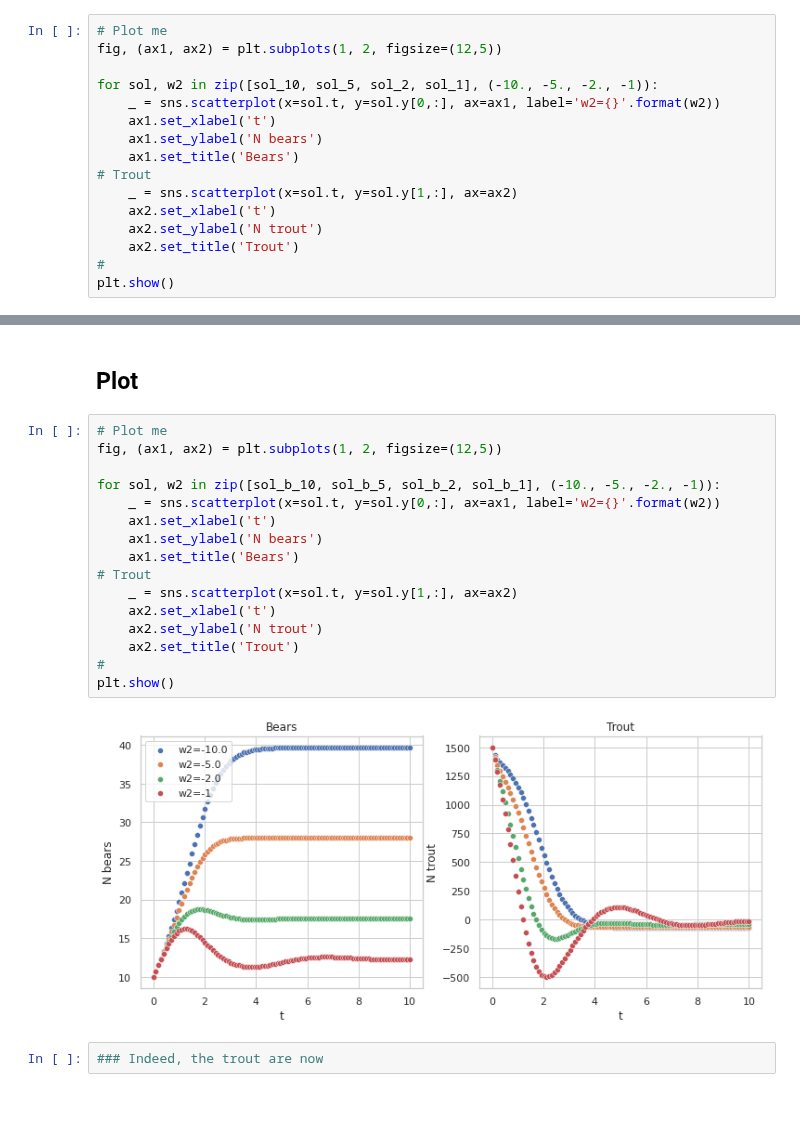
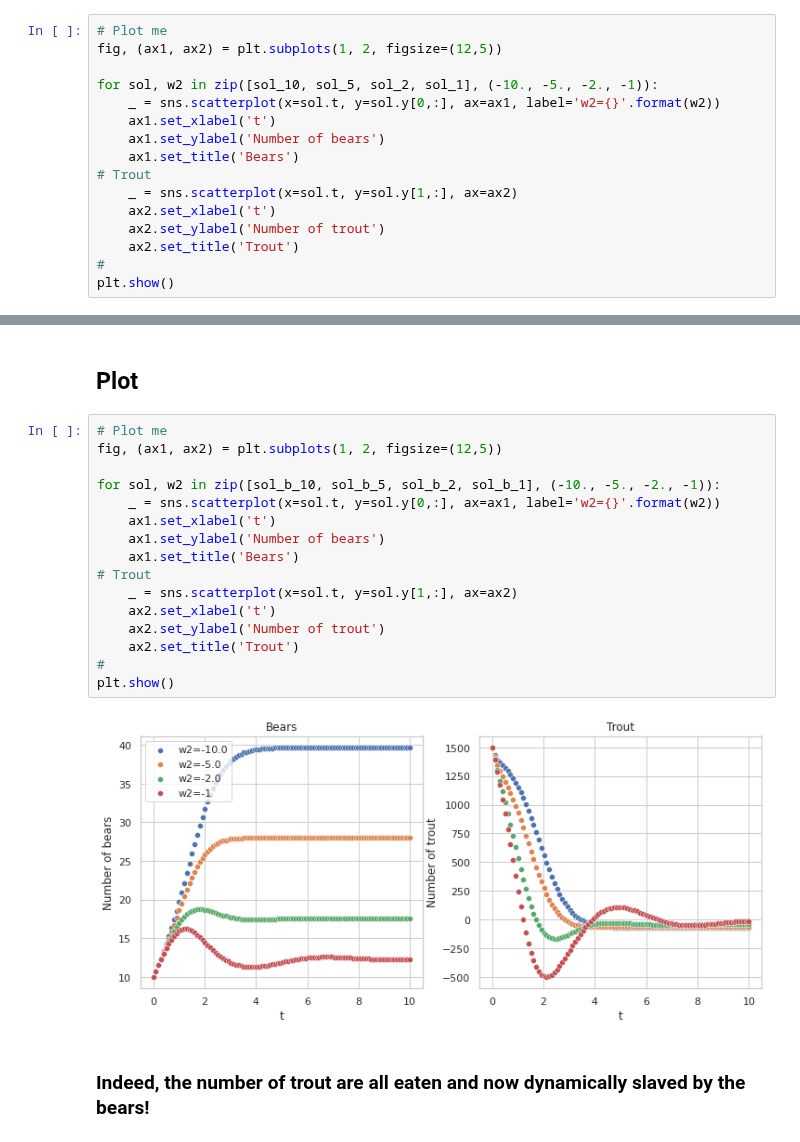
Before and after one commit to profxj/ocea200, a Jupyter notebook: SIO-216A/hw/homework3_bears.ipynb, the cells around one changed output, grey strips where cells are left out. Cells and saved outputs as stored; diff of their text form; blank space fills up the shorter version.

```diff
--- a/SIO-216A/hw/homework3_bears.ipynb
+++ b/SIO-216A/hw/homework3_bears.ipynb
@@ -97,12 +97,12 @@ fig, (ax1, ax2) = plt.subplots(1, 2, figsize=(12,5))
 for sol, w2 in zip([sol_10, sol_5, sol_2, sol_1], (-10., -5., -2., -1)):
     _ = sns.scatterplot(x=sol.t, y=sol.y[0,:], ax=ax1, label='w2={}'.format(w2))
     ax1.set_xlabel('t')
-    ax1.set_ylabel('N bears')
+    ax1.set_ylabel('Number of bears')
     ax1.set_title('Bears')
 # Trout
     _ = sns.scatterplot(x=sol.t, y=sol.y[1,:], ax=ax2)
     ax2.set_xlabel('t')
-    ax2.set_ylabel('N trout')
+    ax2.set_ylabel('Number of trout')
     ax2.set_title('Trout')
 #
 plt.show()
@@ -124,20 +124,20 @@ sol_b_1 = doit(-1., w1=w1)
 # %%
 # Plot me
 fig, (ax1, ax2) = plt.subplots(1, 2, figsize=(12,5))
 
 for sol, w2 in zip([sol_b_10, sol_b_5, sol_b_2, sol_b_1], (-10., -5., -2., -1)):
     _ = sns.scatterplot(x=sol.t, y=sol.y[0,:], ax=ax1, label='w2={}'.format(w2))
     ax1.set_xlabel('t')
-    ax1.set_ylabel('N bears')
+    ax1.set_ylabel('Number of bears')
     ax1.set_title('Bears')
 # Trout
     _ = sns.scatterplot(x=sol.t, y=sol.y[1,:], ax=ax2)
     ax2.set_xlabel('t')
-    ax2.set_ylabel('N trout')
+    ax2.set_ylabel('Number of trout')
     ax2.set_title('Trout')
 #
 plt.show()
 # %% [output]
-[figure, old version]
+[figure, new version]
-# %%
-### Indeed, the trout are now
+# %% [markdown]
+### Indeed, the number of trout are all eaten and now dynamically slaved by the bears!
```
Also changed, not shown: parts of 1 cell of this notebook.
